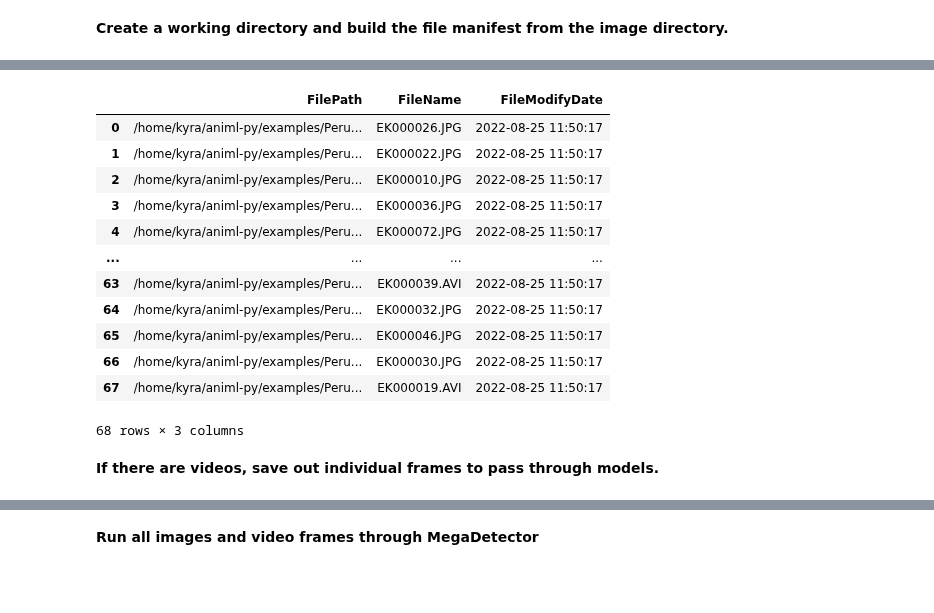
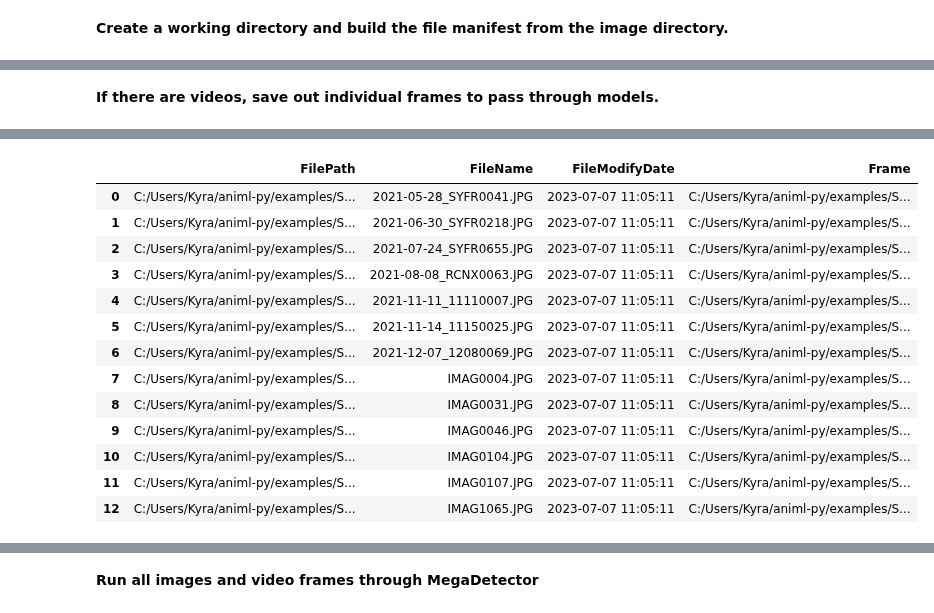
Before and after one commit to conservationtechlab/animl-py, a Jupyter notebook: notebooks/Sandbox.ipynb, the cells around one changed output, grey strips where cells are left out. Drawn from its saved outputs; the diff is of its cells as text; code cells hidden in the pictures; blank space fills up the shorter version.

```diff
--- a/notebooks/Sandbox.ipynb
+++ b/notebooks/Sandbox.ipynb
@@ -26,8 +5,14 @@ classes = "/mnt/machinelearning/Models/Southwest/2022/classes.txt"
+# %%
+imagedir = "C:/examples/Southwest"
+model_file = "c:/models/md_v5a.0.0.pt"
+class_model = "c:/models/southwest_v2.h5"
+classes = "c:/models/southwest_v2_classes.txt"
 # %% [markdown]
 <b> Create a working directory and build the file manifest from the image directory.
 # %%
-import fileManagement
-workingdir = fileManagement.WorkingDirectory(imagedir)
+from animl import file_management
+workingdir = file_management.WorkingDirectory(imagedir)
 # %%
-files = fileManagement.build_file_manifest(imagedir, out_file = workingdir.filemanifest)
+files = file_management.build_file_manifest(imagedir, out_file = workingdir.filemanifest)
+files
 # %% [output]
@@ -35,23 +34,8 @@ Output file already exists and was last modified 2023-09-21 14:46:30.969053,
-# %%
-files
-# %% [output]
-|  | FilePath | FileName | FileModifyDate |
-| 0 | /home/kyra/animl-py/examples/Peru... | EK000026.JPG | 2022-08-25 11:50:17 |
-| 1 | /home/kyra/animl-py/examples/Peru... | EK000022.JPG | 2022-08-25 11:50:17 |
-| 2 | /home/kyra/animl-py/examples/Peru... | EK000010.JPG | 2022-08-25 11:50:17 |
-| 3 | /home/kyra/animl-py/examples/Peru... | EK000036.JPG | 2022-08-25 11:50:17 |
-| 4 | /home/kyra/animl-py/examples/Peru... | EK000072.JPG | 2022-08-25 11:50:17 |
-| ... | ... | ... | ... |
-| 63 | /home/kyra/animl-py/examples/Peru... | EK000039.AVI | 2022-08-25 11:50:17 |
-| 64 | /home/kyra/animl-py/examples/Peru... | EK000032.JPG | 2022-08-25 11:50:17 |
-| 65 | /home/kyra/animl-py/examples/Peru... | EK000046.JPG | 2022-08-25 11:50:17 |
-| 66 | /home/kyra/animl-py/examples/Peru... | EK000030.JPG | 2022-08-25 11:50:17 |
-| 67 | /home/kyra/animl-py/examples/Peru... | EK000019.AVI | 2022-08-25 11:50:17 |
-68 rows × 3 columns
 # %% [markdown]
 <b> If there are videos, save out individual frames to pass through models.
 # %%
-import videoProcessing
-allframes = videoProcessing.images_from_videos(files, out_dir=workingdir.vidfdir,
+from animl import video_processing
+allframes = video_processing.images_from_videos(files, out_dir=workingdir.vidfdir,
                                                out_file=workingdir.imageframes, parallel = True, frames=2)
+allframes
 # %% [output]
@@ -58,0 +43,14 @@ Output file already exists and was last modified 2023-09-21 14:46:30.969053,
+|  | FilePath | FileName | FileModifyDate | Frame |
+| 0 | C:/Users/Kyra/animl-py/examples/S... | 2021-05-28_SYFR0041.JPG | 2023-07-07 11:05:11 | C:/Users/Kyra/animl-py/examples/S... |
+| 1 | C:/Users/Kyra/animl-py/examples/S... | 2021-06-30_SYFR0218.JPG | 2023-07-07 11:05:11 | C:/Users/Kyra/animl-py/examples/S... |
+| 2 | C:/Users/Kyra/animl-py/examples/S... | 2021-07-24_SYFR0655.JPG | 2023-07-07 11:05:11 | C:/Users/Kyra/animl-py/examples/S... |
+| 3 | C:/Users/Kyra/animl-py/examples/S... | 2021-08-08_RCNX0063.JPG | 2023-07-07 11:05:11 | C:/Users/Kyra/animl-py/examples/S... |
+| 4 | C:/Users/Kyra/animl-py/examples/S... | 2021-11-11_11110007.JPG | 2023-07-07 11:05:11 | C:/Users/Kyra/animl-py/examples/S... |
+| 5 | C:/Users/Kyra/animl-py/examples/S... | 2021-11-14_11150025.JPG | 2023-07-07 11:05:11 | C:/Users/Kyra/animl-py/examples/S... |
+| 6 | C:/Users/Kyra/animl-py/examples/S... | 2021-12-07_12080069.JPG | 2023-07-07 11:05:11 | C:/Users/Kyra/animl-py/examples/S... |
+| 7 | C:/Users/Kyra/animl-py/examples/S... | IMAG0004.JPG | 2023-07-07 11:05:11 | C:/Users/Kyra/animl-py/examples/S... |
+| 8 | C:/Users/Kyra/animl-py/examples/S... | IMAG0031.JPG | 2023-07-07 11:05:11 | C:/Users/Kyra/animl-py/examples/S... |
+| 9 | C:/Users/Kyra/animl-py/examples/S... | IMAG0046.JPG | 2023-07-07 11:05:11 | C:/Users/Kyra/animl-py/examples/S... |
+| 10 | C:/Users/Kyra/animl-py/examples/S... | IMAG0104.JPG | 2023-07-07 11:05:11 | C:/Users/Kyra/animl-py/examples/S... |
+| 11 | C:/Users/Kyra/animl-py/examples/S... | IMAG0107.JPG | 2023-07-07 11:05:11 | C:/Users/Kyra/animl-py/examples/S... |
+| 12 | C:/Users/Kyra/animl-py/examples/S... | IMAG1065.JPG | 2023-07-07 11:05:11 | C:/Users/Kyra/animl-py/examples/S... |
```
Also changed, not shown: parts of 17 cells of this notebook.
